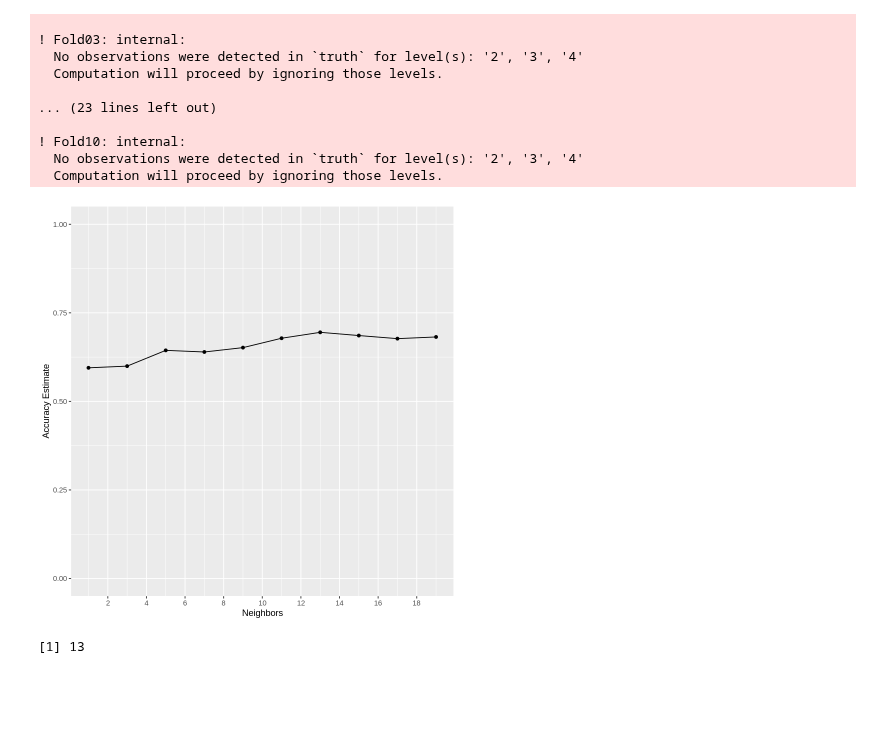
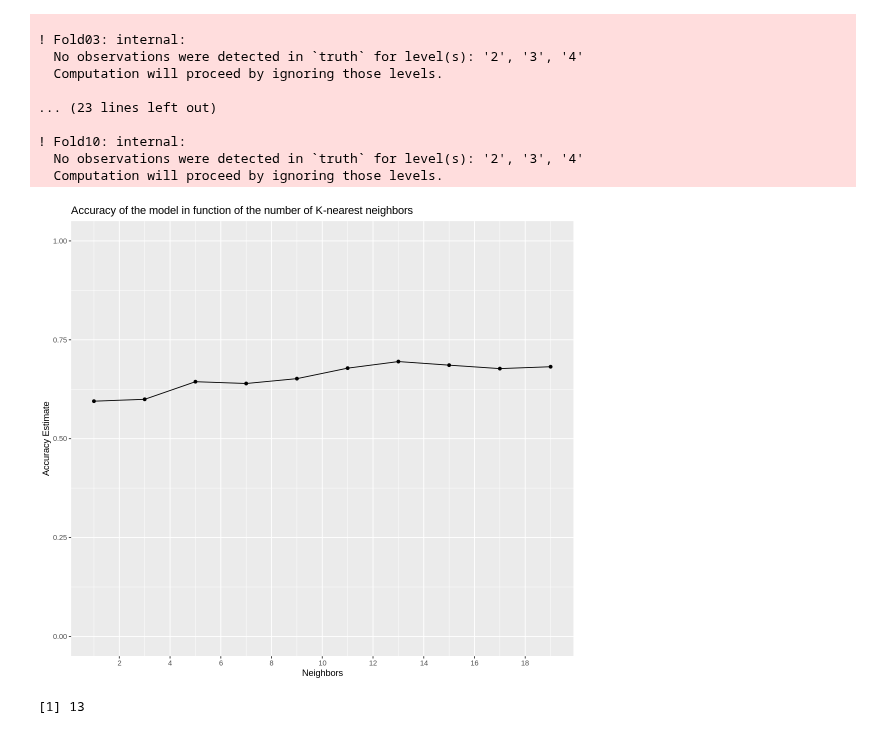
Before and after one commit to sendhelpDSCI/UBC_DSCI100_Group166, a Jupyter notebook: Code.ipynb, the cells around one changed output. Drawn from its saved outputs; the diff is of its cells as text; code cells hidden in the pictures; blank space fills up the shorter version.

```diff
--- a/Code.ipynb
+++ b/Code.ipynb
@@ -127,11 +127,12 @@ best_k <- workflow() |> add_model(knn_spec_tune) |> add_recipe(knn_recipe) |> tu
 # %%
 #we choose the best k parameter
 accuracy_plot <- best_k |> filter(.metric == "accuracy") |> ggplot(aes(x = neighbors, y = mean)) + geom_point() + geom_line() + labs(x = "Neighbors", y = "Accuracy Estimate") +
      scale_x_continuous(breaks = seq(0, 20, by = 2)) +
-     scale_y_continuous(limits = c(0, 1.0))
+     scale_y_continuous(limits = c(0, 1.0))+
+ggtitle('Accuracy of the model in function of the number of K-nearest neighbors')
 accuracy_plot
 # %% [output]
-[figure, old version]
+[figure, new version]
 # %%
 #it appears that the best value is k = 13, but let's verify to make sure
 k_model<-best_k|>filter(.metric=='accuracy')|>filter(mean==max(mean))|>select(neighbors)|>pull()
```
Also changed, not shown: parts of 3 cells of this notebook.
